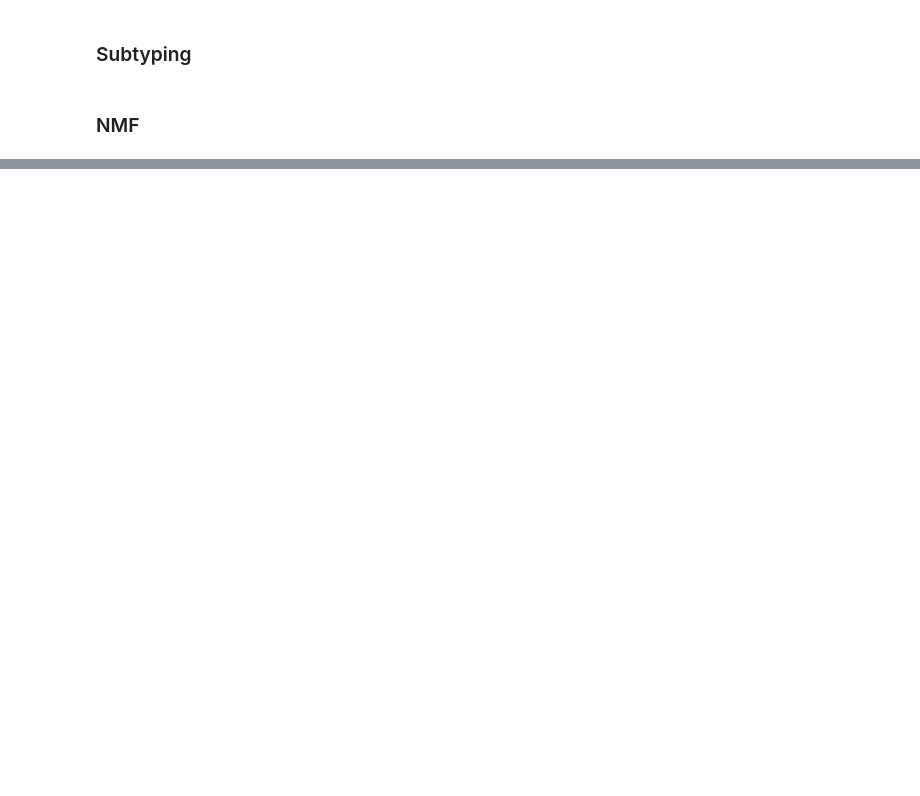
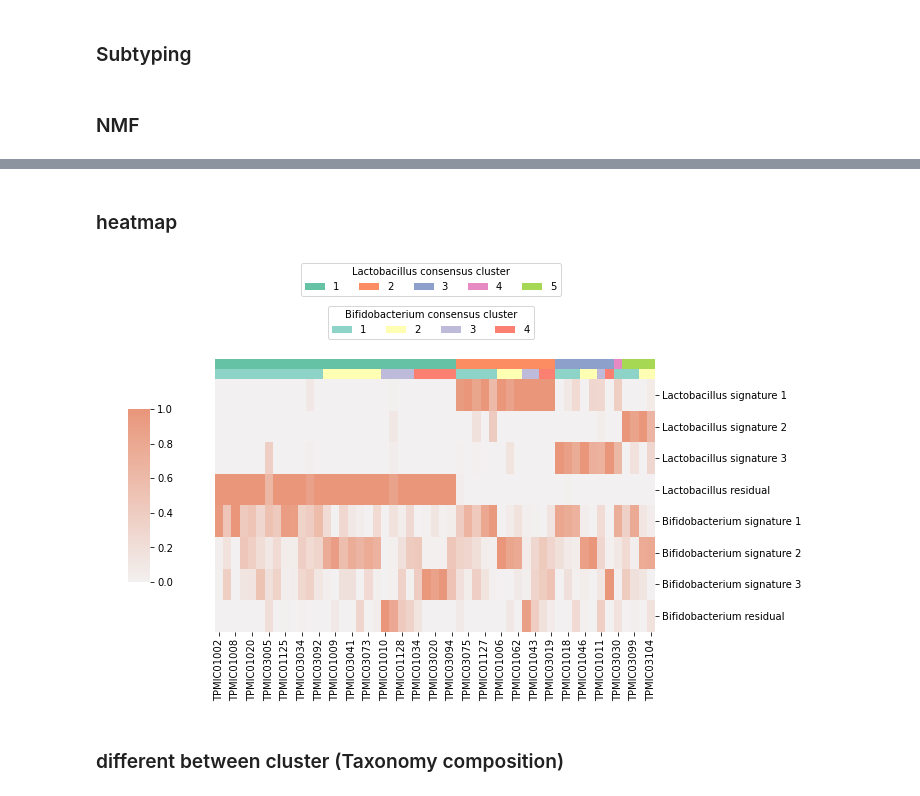
Before and after one commit to brucewu1996/Probiotics_signature, a Jupyter notebook: probiotics_fingerprint.ipynb, the cells around one changed output, grey strips where cells are left out. Drawn from its saved outputs; the diff is of its cells as text; code cells hidden in the pictures; blank space fills up the shorter version.

```diff
--- a/probiotics_fingerprint.ipynb
+++ b/probiotics_fingerprint.ipynb
@@ -243,4 +150,0 @@ consensus_df = pd.read_csv('/home/bruce1996/ssd/probiotics_fingerprint/consensus
-# %%
-idx = metadata.sort_values(by='Diagnosis').index
-metadata = metadata.sort_values(by='Diagnosis')
-df = df.loc[:,idx]
@@ -318,0 +234,53 @@ l2 = g.ax_row_dendrogram.legend(title='Diagnosis', loc="center", ncol=2, bbox_to
+# %% [markdown]
+### heatmap
+# %%
+b_sig_df = pd.read_csv('~/data/MCI/subtyping/bifido_subtype_sig_matrix.txt',sep='\t',index_col=0)
+l_sig_df = pd.read_csv('~/data/MCI/subtyping/lacto_subtype_sig_matrix.txt',sep='\t',index_col=0)
+sig_df = pd.concat([l_sig_df,b_sig_df])
+sig_df = sig_df.loc[:,metadata.index]
+
+idx = np.where((metadata['Diagnosis'] == 'MCI'),True,False)
+n_sig_df = sig_df.loc[:,idx]
+
+n_metadata = metadata.loc[idx,:]
+# %%
+from matplotlib import cm
+from matplotlib.pyplot import gcf
+
+metadata_df = n_metadata.sort_values(by=['Lactobacillus_cluster','Bifidobacterium_cluster'])
+
+l_cluster = metadata_df['Lactobacillus_cluster'].values
+l_cluster_lut = dict(zip( set(l_cluster),  [cm.Set2(x) for x in range(10)] ))
+l_cluster_colors = pd.Series(l_cluster).map(l_cluster_lut)
+l_cluster_colors.index = metadata_df.index
+
+b_cluster = metadata_df['Bifidobacterium_cluster'].values
+b_cluster_lut = dict(zip( set(b_cluster),  [cm.Set3(x) for x in range(10)] ))
+b_cluster_colors = pd.Series(b_cluster).map(b_cluster_lut)
+b_cluster_colors.index = metadata_df.index
+
+plot_df = n_sig_df.loc[:,metadata_df.index]
+
+cmap = sns.light_palette("darksalmon", as_cmap=True)
+#cmap = sns.diverging_palette(240, 10, n=9,as_cmap=True)
+
+g = sns.clustermap(plot_df, cmap=cmap,vmin=0, vmax=1,  cbar_kws={"shrink": .3},
+                row_cluster=False,
+                col_cluster=False,
+                col_colors=[l_cluster_colors[plot_df.columns],b_cluster_colors[plot_df.columns]],
+                linewidths=0, figsize=(10, 6))
+g.ax_cbar.set_position((0.05, .3, .03, .4))
+
+for label in set(l_cluster):
+    g.ax_col_dendrogram.bar(0, 0, color=l_cluster_lut[label], label=label, linewidth=0)
+l1 = g.ax_col_dendrogram.legend(title='Lactobacillus consensus cluster', loc="center", ncol=5, bbox_to_anchor=(0.47, 1.0), bbox_transform=gcf().transFigure)
+
+for label in set(b_cluster):
+    g.ax_row_dendrogram.bar(0, 0, color=b_cluster_lut[label], label=label, linewidth=0)
+l2 = g.ax_row_dendrogram.legend(title='Bifidobacterium consensus cluster', loc="center", ncol=5, bbox_to_anchor=(0.47, .9), bbox_transform=gcf().transFigure)
+
+plt.savefig(output_path + 'mci_sample_signature_heatmap_sort_by_lacto.svg',dpi = 300,bbox_inches = 'tight',format = 'svg')
+# %% [output]
+[figure, added]
+# %% [markdown]
+### different between cluster (Taxonomy composition)
```
Also changed, not shown: parts of 56 cells of this notebook, 15 other files.
